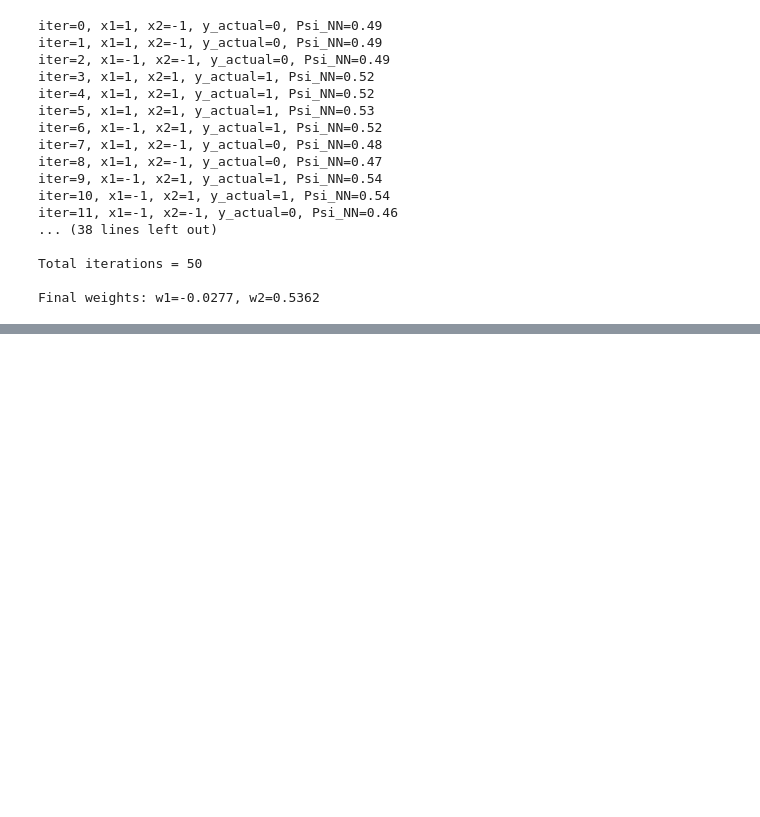
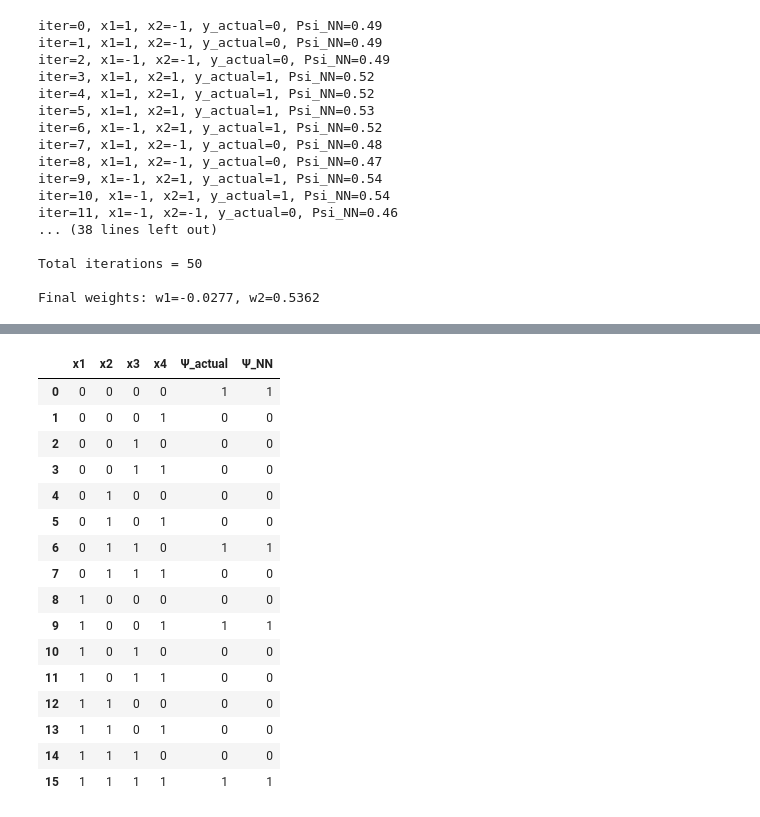
Before and after one commit to akatelync/machine-learning2, a Jupyter notebook: machine-learning2/notebooks/reviewer.ipynb, the cells around one changed output, grey strips where cells are left out. Saved outputs shown, nothing was run; the diff lists cells and outputs as text; code cells hidden in the pictures; blank space fills up the shorter version.

```diff
--- a/machine-learning2/notebooks/reviewer.ipynb
+++ b/machine-learning2/notebooks/reviewer.ipynb
@@ -678,0 +756,20 @@ Final weights: w1=-0.0277, w2=0.5362
+# %%
+y_or = np.array([[0, 1, 1, 1]]).T
+
+for iter in range(100000):
+    layer0 = X
+    layer1 = nonlin(np.dot(layer0, w0))
+
+    layer1_error = y_or - layer1
+    if (iter% 10000) == 0:
+        print ("Error:=%.5f", np.mean(np.abs(layer1_error)))
+
+    layer1_delta = gamma * layer1_error * nonlin(np.dot(layer0, w0), True)
+
+    w0 += np.dot(layer0.T, layer1_delta)
+
+print ("\n Output After Training:")
+print (layer1)
+
+print ("\n Weights:")
+print (w0)
@@ -678,0 +798,21 @@ Final weights: w1=-0.0277, w2=0.5362
+# %%
+gamma = 0.001
+y_xor = np.array([[0, 1, 1, 0]]).T
+
+for iter in range(10000):
+    layer0 = X
+    layer1 = nonlin(np.dot(layer0, w0))
+
+    layer1_error = y_xor - layer1
+    if (iter% 10000) == 0:
+        print ("Error:=%.5f", np.mean(np.abs(layer1_error)))
+
+    layer1_delta = gamma * layer1_error * nonlin(np.dot(layer0, w0), True)
+
+    w0 += np.dot(layer0.T, layer1_delta)
+
+print ("\n Output After Training:")
+print (layer1)
+
+print ("\n Weights:")
+print (w0)
@@ -678,0 +1123,20 @@ Final weights: w1=-0.0277, w2=0.5362
+# %%
+df
+# %% [output]
+|  | x1 | x2 | x3 | x4 | Ψ_actual | Ψ_NN |
+| 0 | 0 | 0 | 0 | 0 | 1 | 1 |
+| 1 | 0 | 0 | 0 | 1 | 0 | 0 |
+| 2 | 0 | 0 | 1 | 0 | 0 | 0 |
+| 3 | 0 | 0 | 1 | 1 | 0 | 0 |
+| 4 | 0 | 1 | 0 | 0 | 0 | 0 |
+| 5 | 0 | 1 | 0 | 1 | 0 | 0 |
+| 6 | 0 | 1 | 1 | 0 | 1 | 1 |
+| 7 | 0 | 1 | 1 | 1 | 0 | 0 |
+| 8 | 1 | 0 | 0 | 0 | 0 | 0 |
+| 9 | 1 | 0 | 0 | 1 | 1 | 1 |
+| 10 | 1 | 0 | 1 | 0 | 0 | 0 |
+| 11 | 1 | 0 | 1 | 1 | 0 | 0 |
+| 12 | 1 | 1 | 0 | 0 | 0 | 0 |
+| 13 | 1 | 1 | 0 | 1 | 0 | 0 |
+| 14 | 1 | 1 | 1 | 0 | 0 | 0 |
+| 15 | 1 | 1 | 1 | 1 | 1 | 1 |
```
Also changed, not shown: parts of 19 cells of this notebook.
